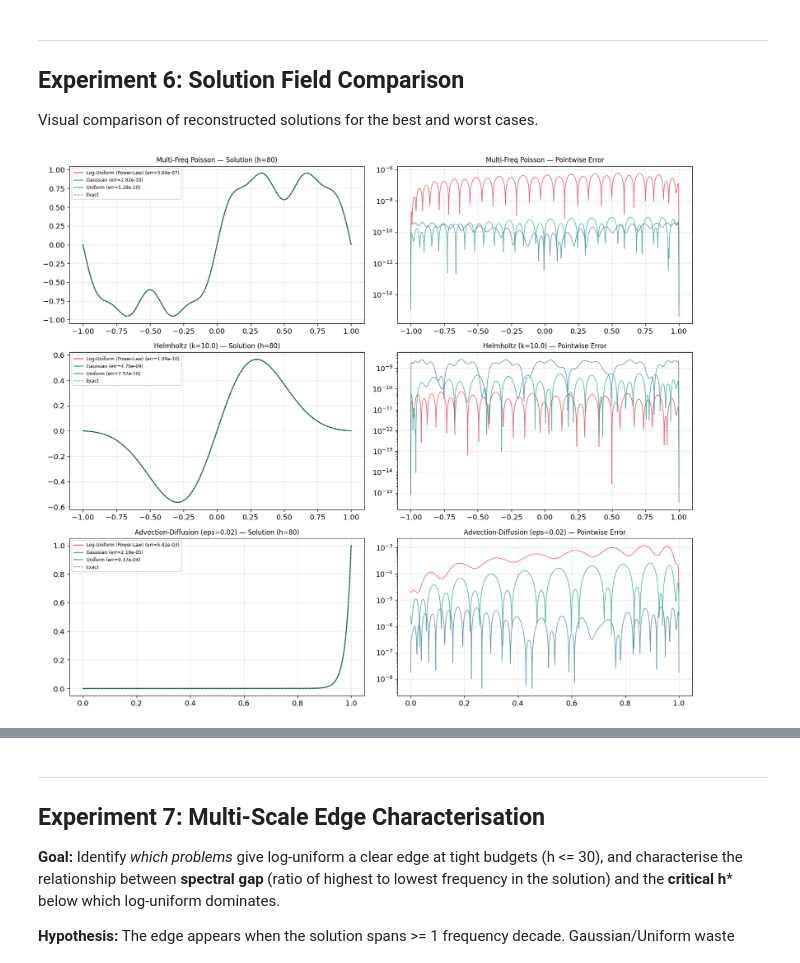
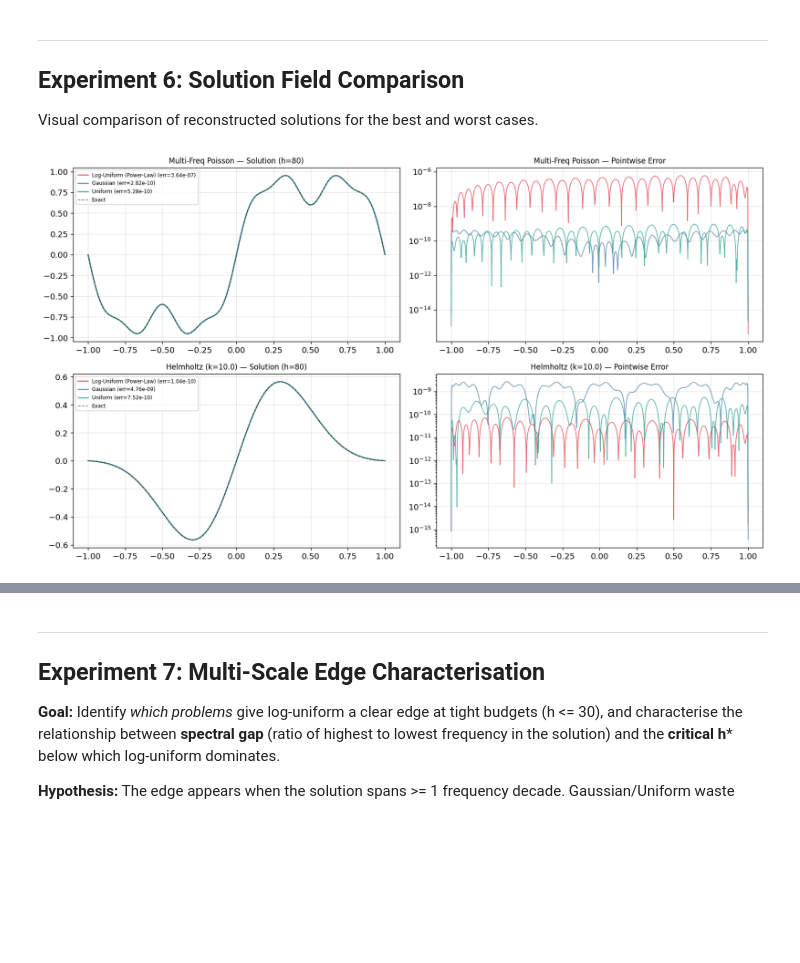
Before and after one commit to duyendh/ELM, a Jupyter notebook: PIELM_ScaleRobust_executed.ipynb, the cells around one changed output, grey strips where cells are left out. Cells and saved outputs as stored; diff of their text form; code cells hidden in the pictures; blank space fills up the shorter version.

Commit message:
Add executed notebook + all draft figures including heatmap
Co-Authored-By: Claude Opus 4.6 (1M context) <noreply@anthropic.com>

```diff
--- a/PIELM_ScaleRobust_executed.ipynb
+++ b/PIELM_ScaleRobust_executed.ipynb
@@ -710,42 +710,42 @@ Visual comparison of reconstructed solutions for the best and worst cases.
 # %%
 # Run one trial per init type for each benchmark, plot solutions
 VIS_H = 80  # small h to show differences
-VIS_BENCHMARKS = [make_poisson_multifreq, make_helmholtz, make_advdiff]
+VIS_BENCHMARKS = [make_poisson_multifreq, make_helmholtz]
 
 fig, axes = plt.subplots(len(VIS_BENCHMARKS), 2, figsize=(14, 4*len(VIS_BENCHMARKS)))
 
 for row, bfn in enumerate(VIS_BENCHMARKS):
     b = bfn()
     ax_sol = axes[row, 0]
     ax_err = axes[row, 1]
 
     for init in INIT_TYPES:
         r = run_trial(b, init, SCALE, VIS_H, N_INT, seed=0)
         x = r['x_test'].numpy().flatten()
         u_p = r['u_pred'].numpy().flatten()
         u_t = r['u_true'].numpy().flatten()
 
         ax_sol.plot(x, u_p, color=COLORS[init], label=f'{LABELS[init]} (err={r["error"]:.2e})',
                     linewidth=1.5, alpha=0.8)
         ax_err.semilogy(x, np.abs(u_p - u_t) + 1e-16, color=COLORS[init],
                         linewidth=1, alpha=0.8)
 
     # Plot exact
     r0 = run_trial(b, 'power', SCALE, VIS_H, N_INT, seed=0)
     ax_sol.plot(r0['x_test'].numpy().flatten(), r0['u_true'].numpy().flatten(),
                'k--', linewidth=1, alpha=0.5, label='Exact')
 
     ax_sol.set_title(f'{b["name"]} — Solution (h={VIS_H})', fontsize=10)
     ax_sol.legend(fontsize=7)
     ax_sol.grid(True, alpha=0.3)
     ax_err.set_title(f'{b["name"]} — Pointwise Error', fontsize=10)
     ax_err.grid(True, alpha=0.3)
 
 fig.tight_layout()
-plt.savefig('exp6_solution_fields.png', dpi=150, bbox_inches='tight')
+plt.savefig('draft_figures/exp6_solution_fields.png', dpi=150, bbox_inches='tight')
 plt.show()
 # %% [output]
-[figure, old version]
+[figure, new version]
 # %%
 # ── Figure 1 (Hero): Combined neuron-budget figure for paper ──
 #
```
Also changed, not shown: parts of 11 cells of this notebook, 13 other files.
